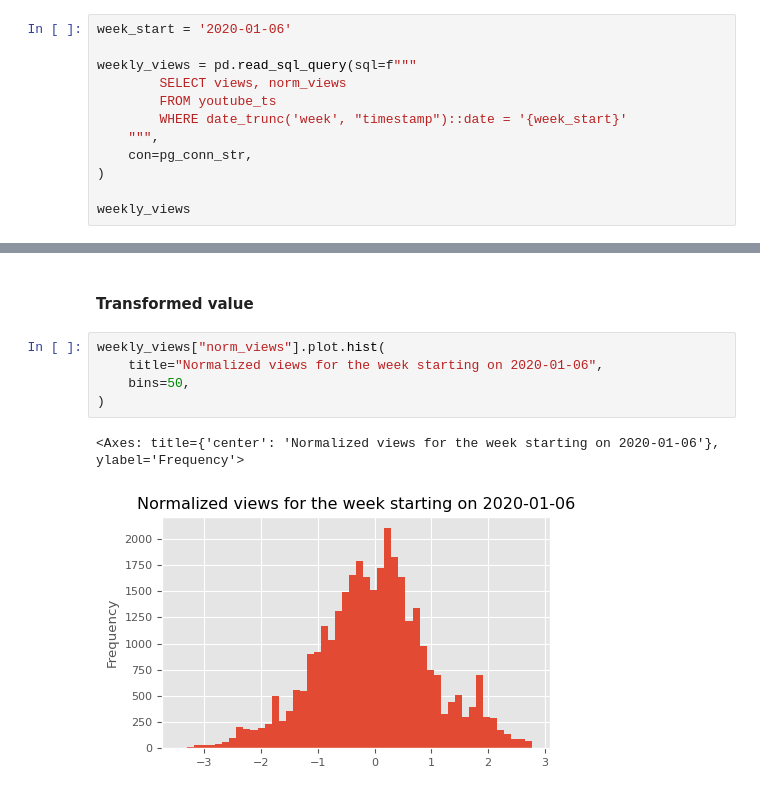
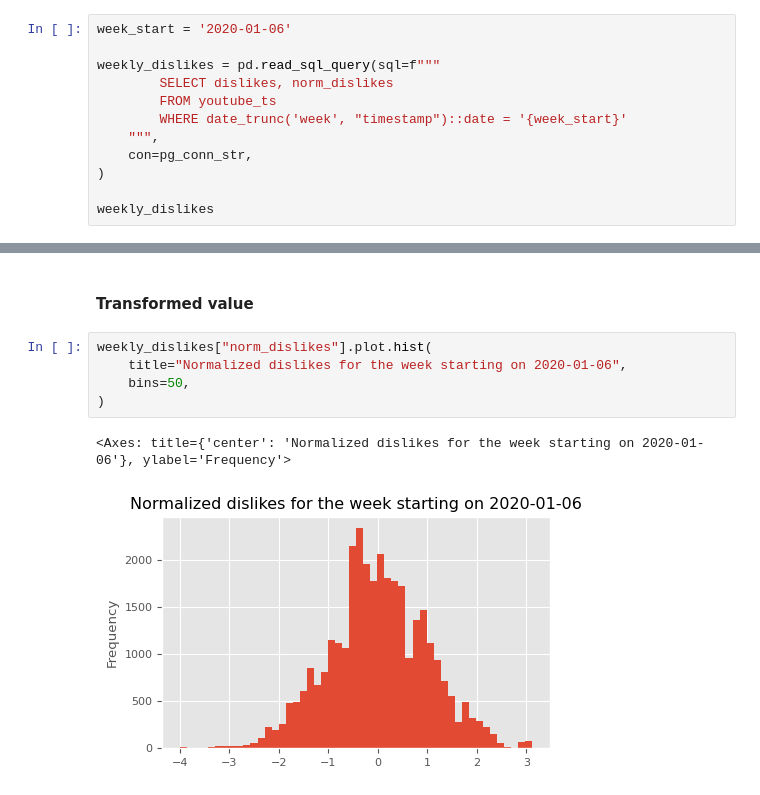
Before and after one commit to DataLabTechTV/postgresql-maximalism, a Jupyter notebook: notebooks/visualization.ipynb, the cells around one changed output, grey strips where cells are left out. Cells and saved outputs as stored; diff of their text form.

```diff
--- a/notebooks/visualization.ipynb
+++ b/notebooks/visualization.ipynb
@@ -132,13 +132,13 @@ weekly_smoothed_comments.plot(
 # %%
 week_start = '2020-01-06'
 
-weekly_views = pd.read_sql_query(sql=f"""
-        SELECT views, norm_views
+weekly_dislikes = pd.read_sql_query(sql=f"""
+        SELECT dislikes, norm_dislikes
         FROM youtube_ts
         WHERE date_trunc('week', "timestamp")::date = '{week_start}'
     """,
     con=pg_conn_str,
 )
 
-weekly_views
+weekly_dislikes
 # %% [output]
@@ -169,10 +169,10 @@ weekly_views["views"].plot.hist(
 # %% [markdown]
 #### Transformed value
 # %%
-weekly_views["norm_views"].plot.hist(
-    title="Normalized views for the week starting on 2020-01-06",
+weekly_dislikes["norm_dislikes"].plot.hist(
+    title="Normalized dislikes for the week starting on 2020-01-06",
     bins=50,
 )
 # %% [output]
-<Axes: title={'center': 'Normalized views for the week starting on 2020-01-06'}, ylabel='Frequency'>
+<Axes: title={'center': 'Normalized dislikes for the week starting on 2020-01-06'}, ylabel='Frequency'>
-[figure, old version]
+[figure, new version]
```
Also changed, not shown: parts of 3 cells of this notebook, 2 other files.
